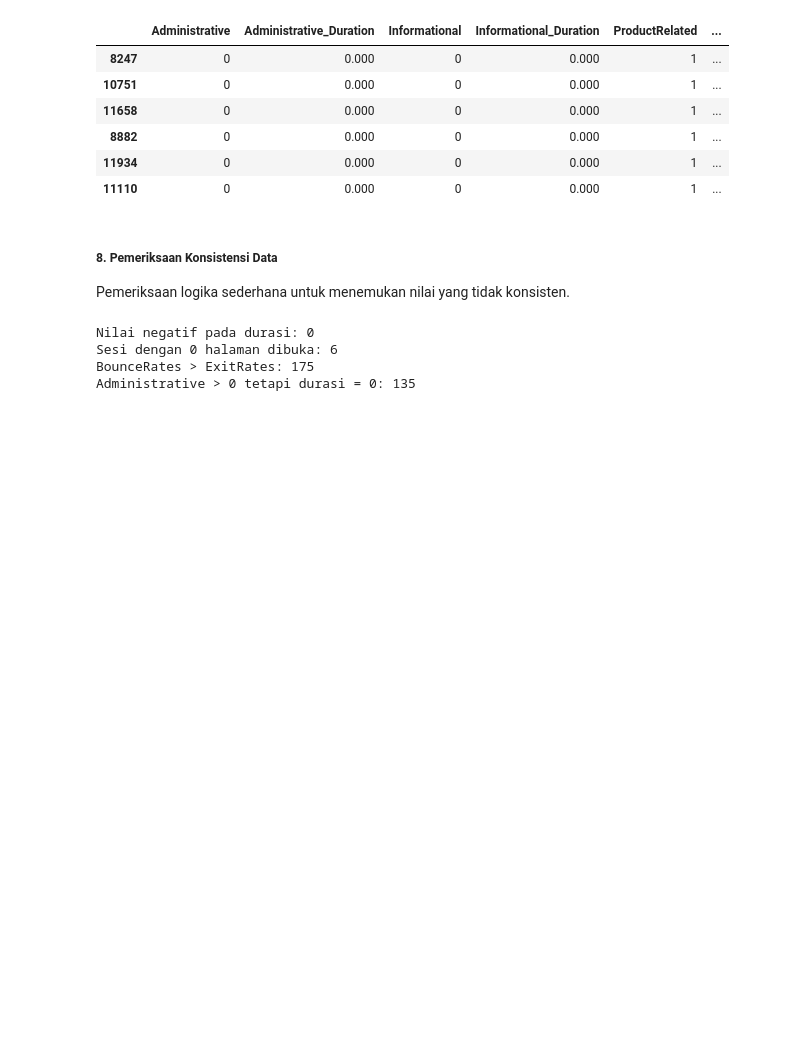
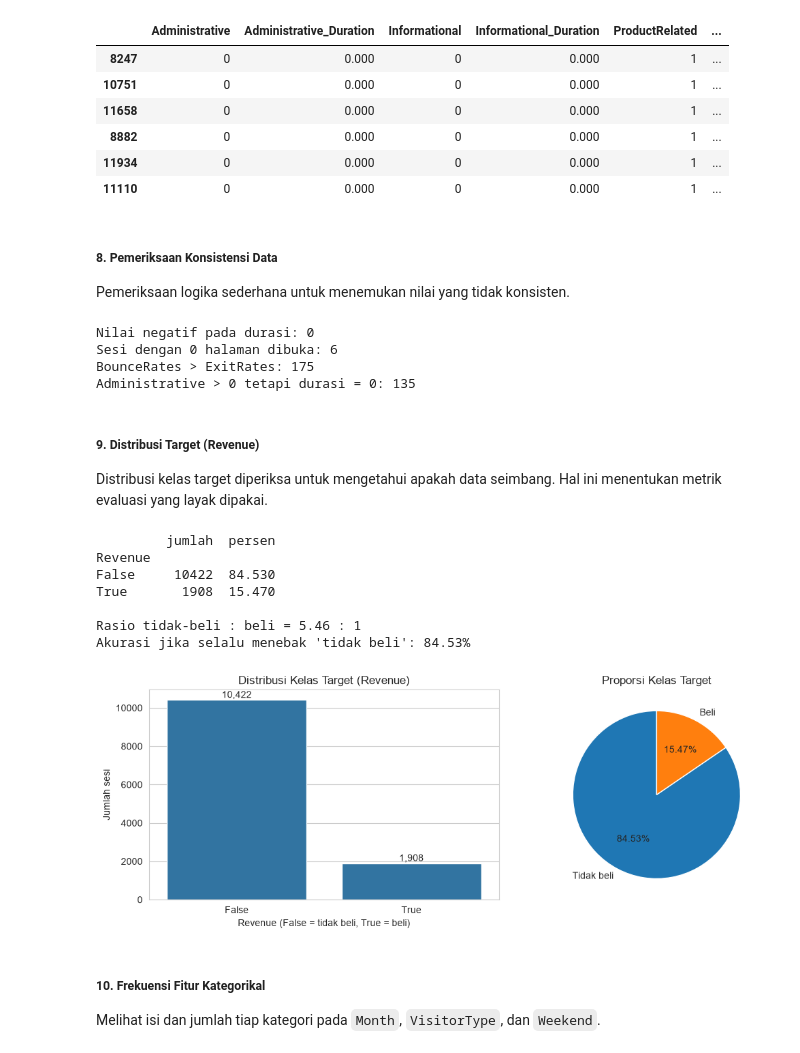
Before and after one commit to agnesolivia/Project12_Ecommerce, a Jupyter notebook: notebooks/01_data_prep_EDA.ipynb, the cells around one changed output. Drawn from its saved outputs; the diff is of its cells as text; code cells hidden in the pictures; blank space fills up the shorter version.

```diff
--- a/notebooks/01_data_prep_EDA.ipynb
+++ b/notebooks/01_data_prep_EDA.ipynb
@@ -195,3 +195,45 @@ Nilai negatif pada durasi: 0
 Sesi dengan 0 halaman dibuka: 6
 BounceRates > ExitRates: 175
 Administrative > 0 tetapi durasi = 0: 135
+# %% [markdown]
+##### 9. Distribusi Target (Revenue)
+
+Distribusi kelas target diperiksa untuk mengetahui apakah data seimbang. Hal ini menentukan metrik evaluasi yang layak dipakai.
+# %%
+counts = df["Revenue"].value_counts()
+pct = df["Revenue"].value_counts(normalize=True) * 100
+print(pd.DataFrame({"jumlah": counts, "persen": pct.round(2)}))
+print(f"\nRasio tidak-beli : beli = {counts[False] / counts[True]:.2f} : 1")
+print(f"Akurasi jika selalu menebak 'tidak beli': {pct[False]:.2f}%")
+
+fig, axes = plt.subplots(1, 2, figsize=(11, 4))
+
+sns.countplot(x="Revenue", data=df, ax=axes[0])
+axes[0].set_title("Distribusi Kelas Target (Revenue)")
+axes[0].set_xlabel("Revenue (False = tidak beli, True = beli)")
+axes[0].set_ylabel("Jumlah sesi")
+for p in axes[0].patches:
+    axes[0].annotate(f"{int(p.get_height()):,}",
+                     (p.get_x() + p.get_width() / 2, p.get_height()),
+                     ha="center", va="bottom")
+
+axes[1].pie(counts.sort_index(), labels=["Tidak beli", "Beli"],
+            autopct="%1.2f%%", startangle=90)
+axes[1].set_title("Proporsi Kelas Target")
+
+plt.tight_layout()
+plt.savefig(f"{OUTPUT_DIR}/01_distribusi_target.png", dpi=150)
+plt.show()
+# %% [output]
+         jumlah  persen
+Revenue
+False     10422  84.530
+True       1908  15.470
+
+Rasio tidak-beli : beli = 5.46 : 1
+Akurasi jika selalu menebak 'tidak beli': 84.53%
+[figure, added]
+# %% [markdown]
+##### 10. Frekuensi Fitur Kategorikal
+
+Melihat isi dan jumlah tiap kategori pada `Month`, `VisitorType`, dan `Weekend`.
```
Also changed, not shown: parts of 25 cells of this notebook, 14 other files.
